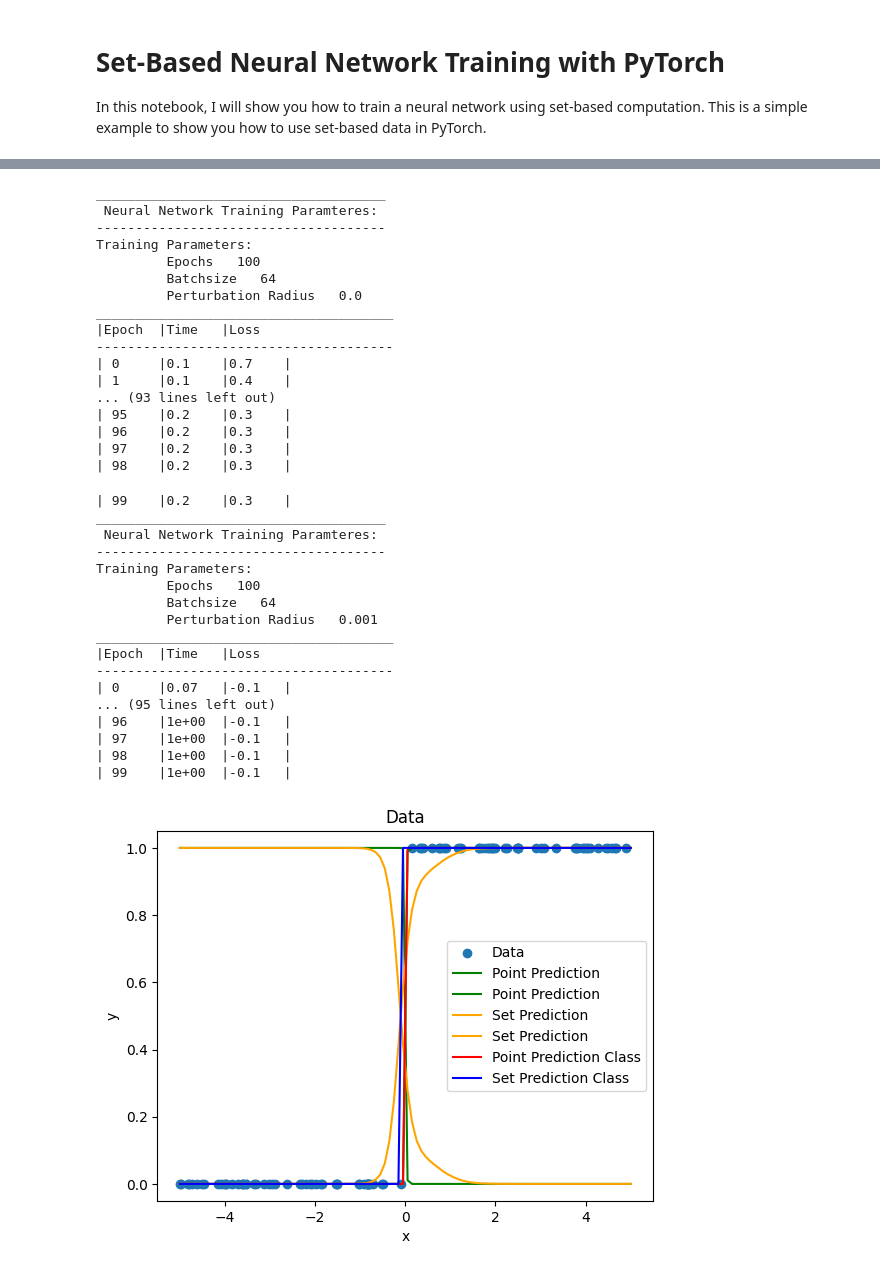
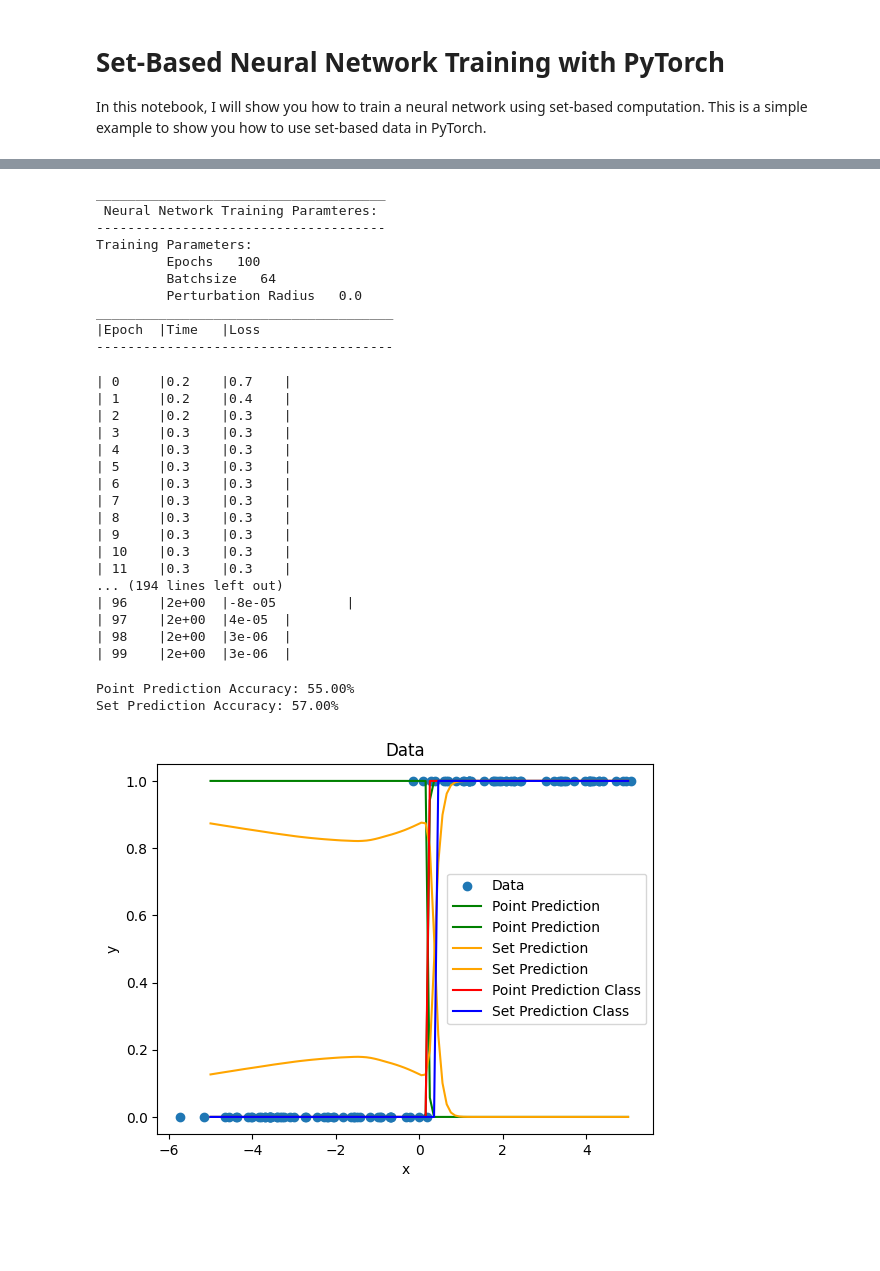
Before and after one commit to ManuelWendl/RobustSetBasedRL, a Jupyter notebook: examples/Set-BasedNNTraining_Classification.ipynb, the cells around one changed output, grey strips where cells are left out. Drawn from its saved outputs; the diff is of its cells as text; code cells hidden in the pictures; blank space fills up the shorter version.

```diff
--- a/examples/Set-BasedNNTraining_Classification.ipynb
+++ b/examples/Set-BasedNNTraining_Classification.ipynb
@@ -20,6 +20,7 @@ num_samples = 100
 
 x = np.random.rand(num_samples, 1) * 10 - 5
 y = (np.sign(x) + 1)/2
+x += np.random.randn(num_samples, 1) * 0.5
 
 # Plotting the data
 plt.scatter(x, y, label='Data')
@@ -64,15 +65,15 @@ y = torch.tensor(y.squeeze(), dtype=torch.long).to(device)
 # %%
 # Loss function
 loss_point = torch.nn.CrossEntropyLoss()
-loss_set = ptz.core.ZonotopeClassificationLoss(1e-3,1e-3)
+loss_set = ptz.core.ZonotopeClassificationLoss(1e-3,1e-1)
 
 # Optimizer
 optimizer_point = torch.optim.Adam(nn_point.parameters(), lr=0.01)
 optimizer_set = torch.optim.Adam(nn_set.parameters(), lr=0.01)
 
 # Training the model
-nn_point_trained = ptz.functions.train(nn_point, loss_point, optimizer_point, x, y, 100, batchsize=64)
-nn_set_trained = ptz.functions.train(nn_set, loss_set, optimizer_set, x, y, 100, batchsize=64, noise=1e-3)
+nn_point_trained = ptz.train.train(nn_point, loss_point, optimizer_point, x, y, 100, batchsize=64)
+nn_set_trained = ptz.train.train(nn_set, loss_set, optimizer_set, x, y, 100, batchsize=64, noise=1e-1)
 # %% [output]
 _____________________________________
  Neural Network Training Paramteres:
@@ -84,46 +85,49 @@ Training Parameters:
 ______________________________________
 |Epoch  |Time   |Loss
 --------------------------------------
-| 0     |0.1    |0.7    |
-| 1     |0.1    |0.4    |
-... (93 lines left out)
-| 95    |0.2    |0.3    |
-| 96    |0.2    |0.3    |
-| 97    |0.2    |0.3    |
-| 98    |0.2    |0.3    |
-| 99    |0.2    |0.3    |
-_____________________________________
- Neural Network Training Paramteres:
--------------------------------------
-Training Parameters:
-         Epochs   100
-         Batchsize   64
-         Perturbation Radius   0.001
-______________________________________
-|Epoch  |Time   |Loss
---------------------------------------
-| 0     |0.07   |-0.1   |
-... (95 lines left out)
-| 96    |1e+00  |-0.1   |
-| 97    |1e+00  |-0.1   |
-| 98    |1e+00  |-0.1   |
-| 99    |1e+00  |-0.1   |
+| 0     |0.2    |0.7    |
+| 1     |0.2    |0.4    |
+| 2     |0.2    |0.3    |
+| 3     |0.3    |0.3    |
+| 4     |0.3    |0.3    |
+| 5     |0.3    |0.3    |
+| 6     |0.3    |0.3    |
+| 7     |0.3    |0.3    |
+| 8     |0.3    |0.3    |
+| 9     |0.3    |0.3    |
+| 10    |0.3    |0.3    |
+| 11    |0.3    |0.3    |
+... (194 lines left out)
+| 96    |2e+00  |-8e-05         |
+| 97    |2e+00  |4e-05  |
+| 98    |2e+00  |3e-06  |
+| 99    |2e+00  |3e-06  |
 # %%
 # Plotting the results
 
 x_test = torch.linspace(-5, 5, 100).view(-1, 1).to(device)
 y_pred_point = nn_point_trained(x_test)
 y_pred_set = nn_set_trained(x_test)
+
+# Calculate accuracy
+y_pred_point_class = torch.argmax(y_pred_point, dim=1)
+y_pred_set_class = torch.argmax(y_pred_set, dim=1)
+accuracy_point = torch.sum(y_pred_point_class == y).item() / y.size(0)
+accuracy_set = torch.sum(y_pred_set_class == y).item() / y.size(0)
+print('Point Prediction Accuracy: {:.2f}%'.format(accuracy_point * 100))
+print('Set Prediction Accuracy: {:.2f}%'.format(accuracy_set * 100))
 
 plt.scatter(x.detach().cpu(), y.detach().cpu(), label='Data')
 plt.plot(x_test.detach().cpu(), y_pred_point.detach().cpu(), color ='green',label='Point Prediction')
 plt.plot(x_test.detach().cpu(), y_pred_set.detach().cpu(), color = 'orange', label='Set Prediction')
 plt.plot(x_test.detach().cpu(), torch.argmax(y_pred_point, dim=1).detach().cpu(), color = 'red', label='Point Prediction Class')
 plt.plot(x_test.detach().cpu(), torch.argmax(y_pred_set, dim=1).detach().cpu(), color = 'blue', label='Set Prediction Class')
 plt.legend()
 plt.xlabel('x')
 plt.ylabel('y')
 plt.title('Data')
 plt.show()
 # %% [output]
+Point Prediction Accuracy: 55.00%
+Set Prediction Accuracy: 57.00%
-[figure, old version]
+[figure, new version]
```
Also changed, not shown: parts of 1 cell of this notebook, 8 other files.
